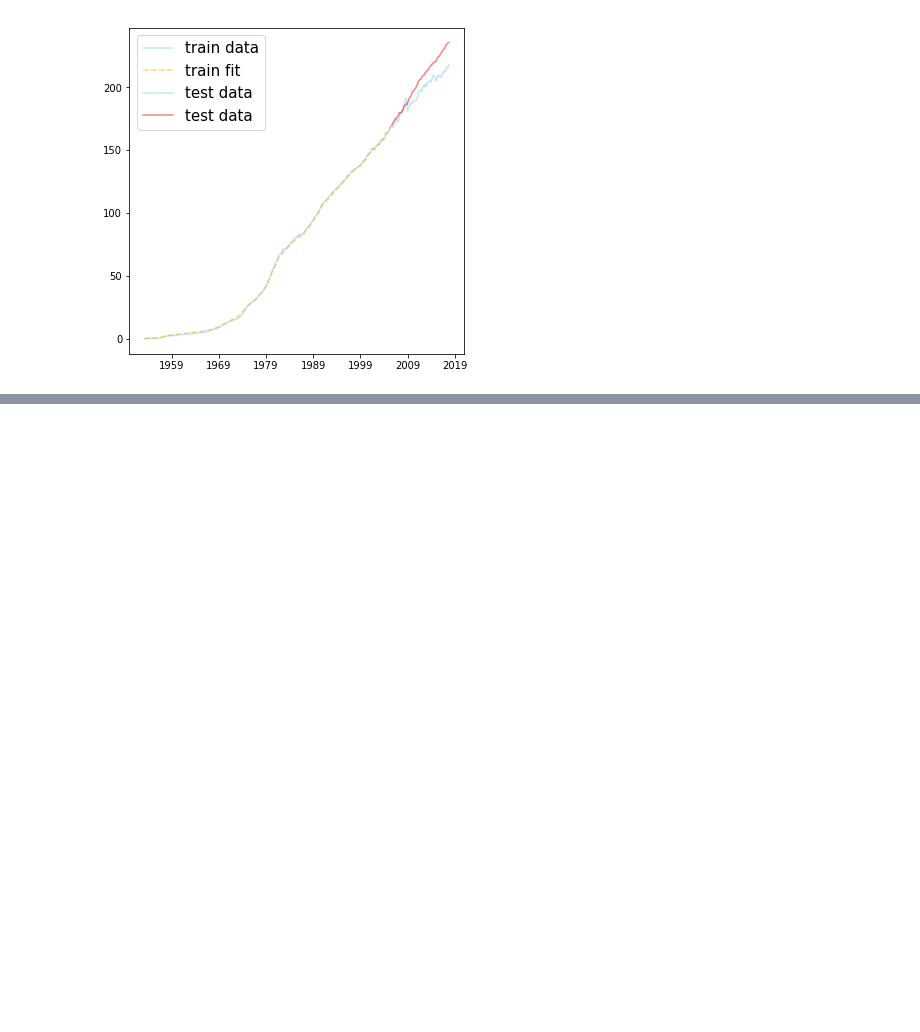
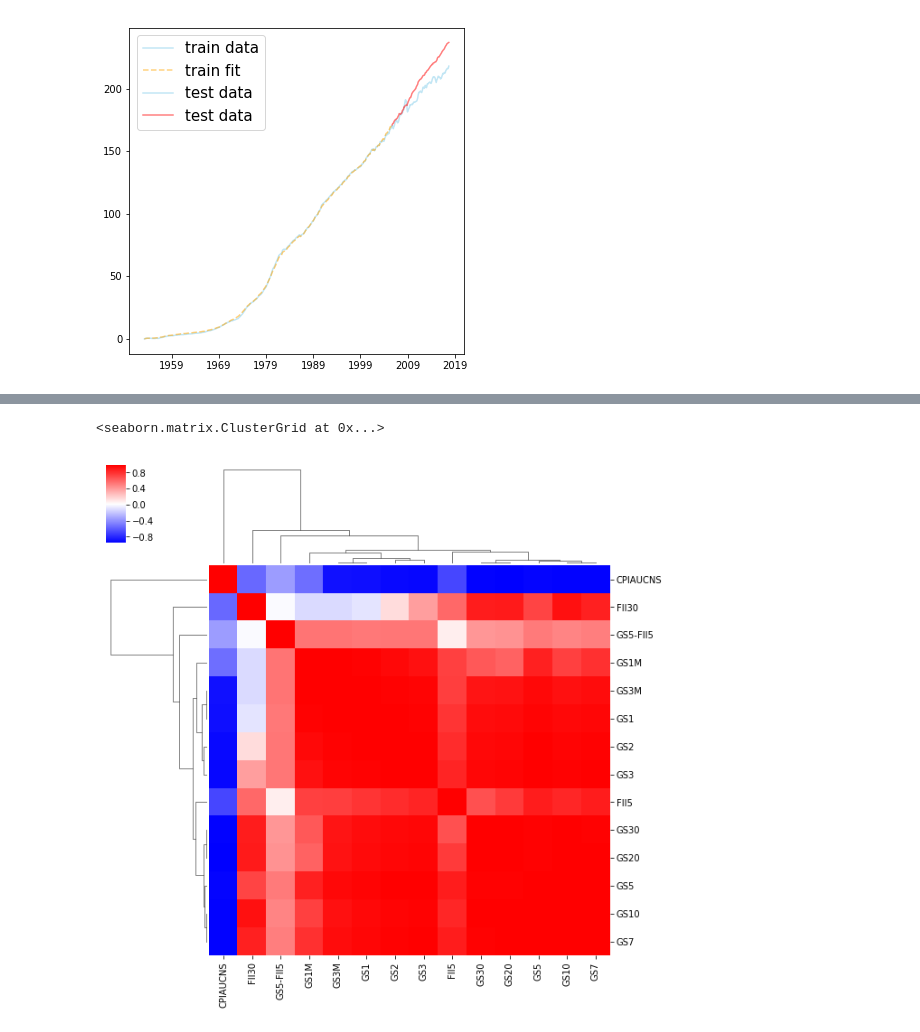
Before and after one commit to TangoJP/experimenting_ARIMA, a Jupyter notebook: CPI_more_variables.ipynb, the cells around one changed output, grey strips where cells are left out. Cells and saved outputs as stored; diff of their text form; code cells hidden in the pictures; blank space fills up the shorter version.

```diff
--- a/CPI_more_variables.ipynb
+++ b/CPI_more_variables.ipynb
@@ -398,0 +394,4 @@ plt.plot(cutoffs, scores)
+# %%
+regular_list = [col for col in data.columns
+                if '_delta' not in col
+                if '_log' not in col]
@@ -398,0 +415,2 @@ plt.plot(cutoffs, scores)
+# %%
+post1980 = data[data.index.year >= 1980]
@@ -398,0 +428,5 @@ plt.plot(cutoffs, scores)
+# %%
+sns.clustermap(post1980[regular_list].corr(), cmap=cm.bwr)
+# %% [output]
+<seaborn.matrix.ClusterGrid at 0x...>
+[figure, added]
```
Also changed, not shown: parts of 17 cells of this notebook, 1 other file.
